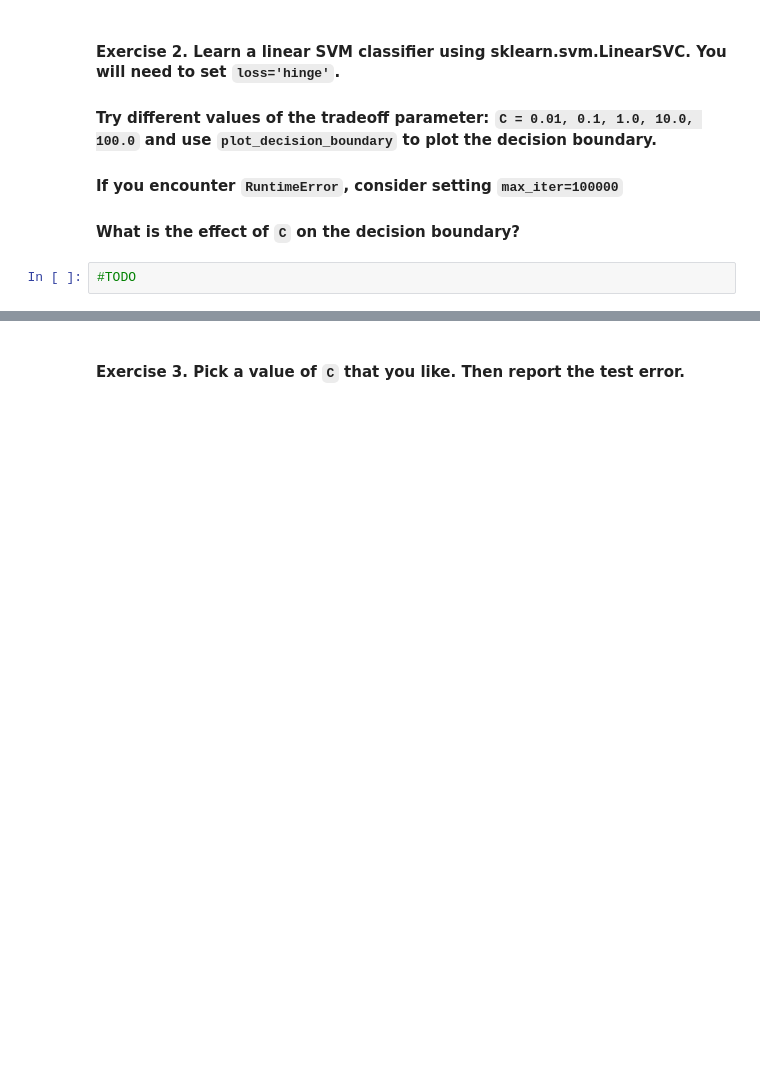
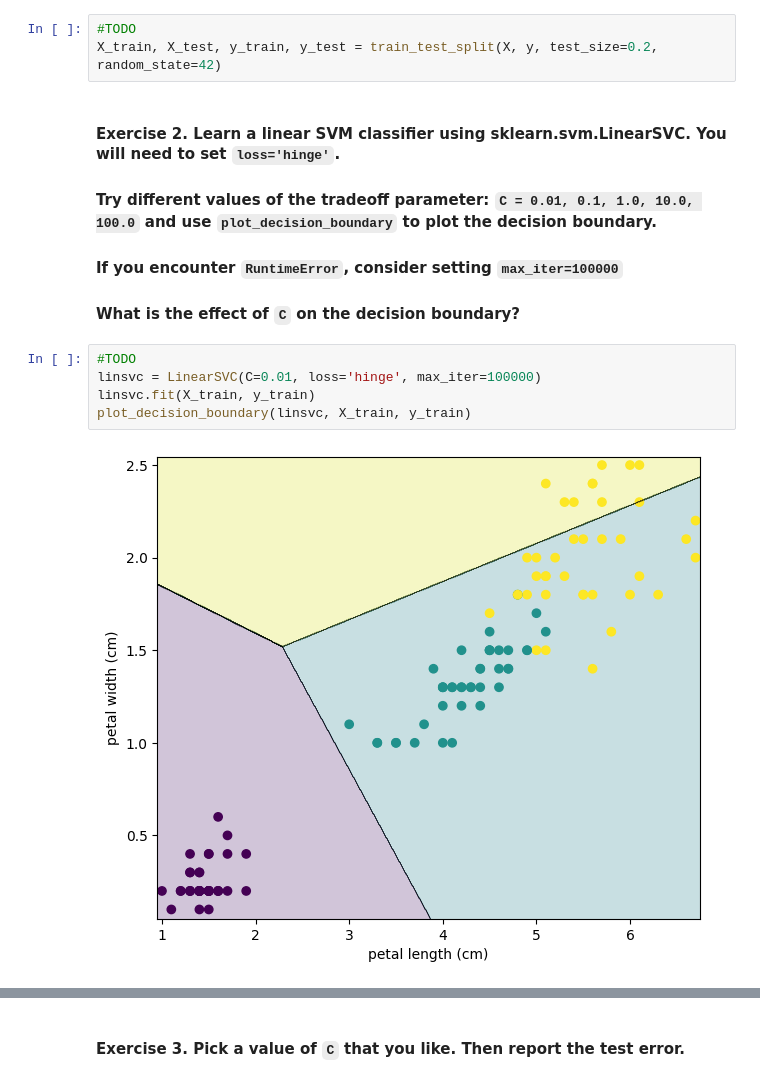
Before and after one commit to CYK-09/229352-StatisticalLearning, a Jupyter notebook: Lab06_SVM.ipynb, the cells around one changed output, grey strips where cells are left out. Drawn from its saved outputs; the diff is of its cells as text; blank space fills up the shorter version.

```diff
--- a/Lab06_SVM.ipynb
+++ b/Lab06_SVM.ipynb
@@ -60,3 +82,6 @@ def plot_decision_boundary(clf, X, y):
+# %%
+#TODO
+X_train, X_test, y_train, y_test = train_test_split(X, y, test_size=0.2, random_state=42)
 # %% [markdown]
 #### Exercise 2. Learn a linear SVM classifier using sklearn.svm.LinearSVC. You will need to set `loss='hinge'`.
 
@@ -65,5 +90,10 @@ def plot_decision_boundary(clf, X, y):
 #### If you encounter `RuntimeError`, consider setting `max_iter=100000`
 
 #### What is the effect of `C` on the decision boundary?
-# %%
-#TODO
+# %%
+#TODO
+linsvc = LinearSVC(C=0.01, loss='hinge', max_iter=100000)
+linsvc.fit(X_train, y_train)
+plot_decision_boundary(linsvc, X_train, y_train)
+# %% [output]
+[figure, added]
```
Also changed, not shown: parts of 20 cells of this notebook.
